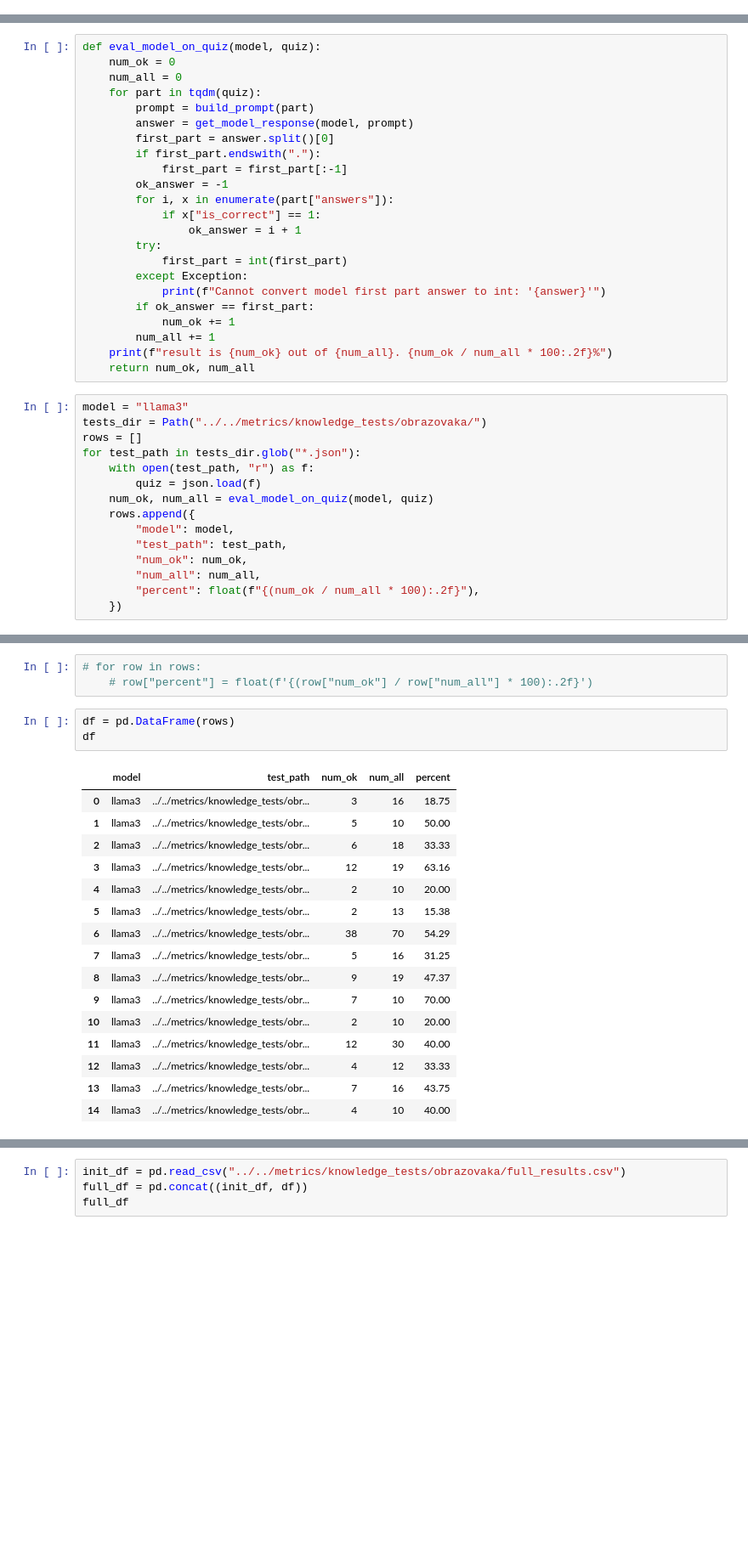
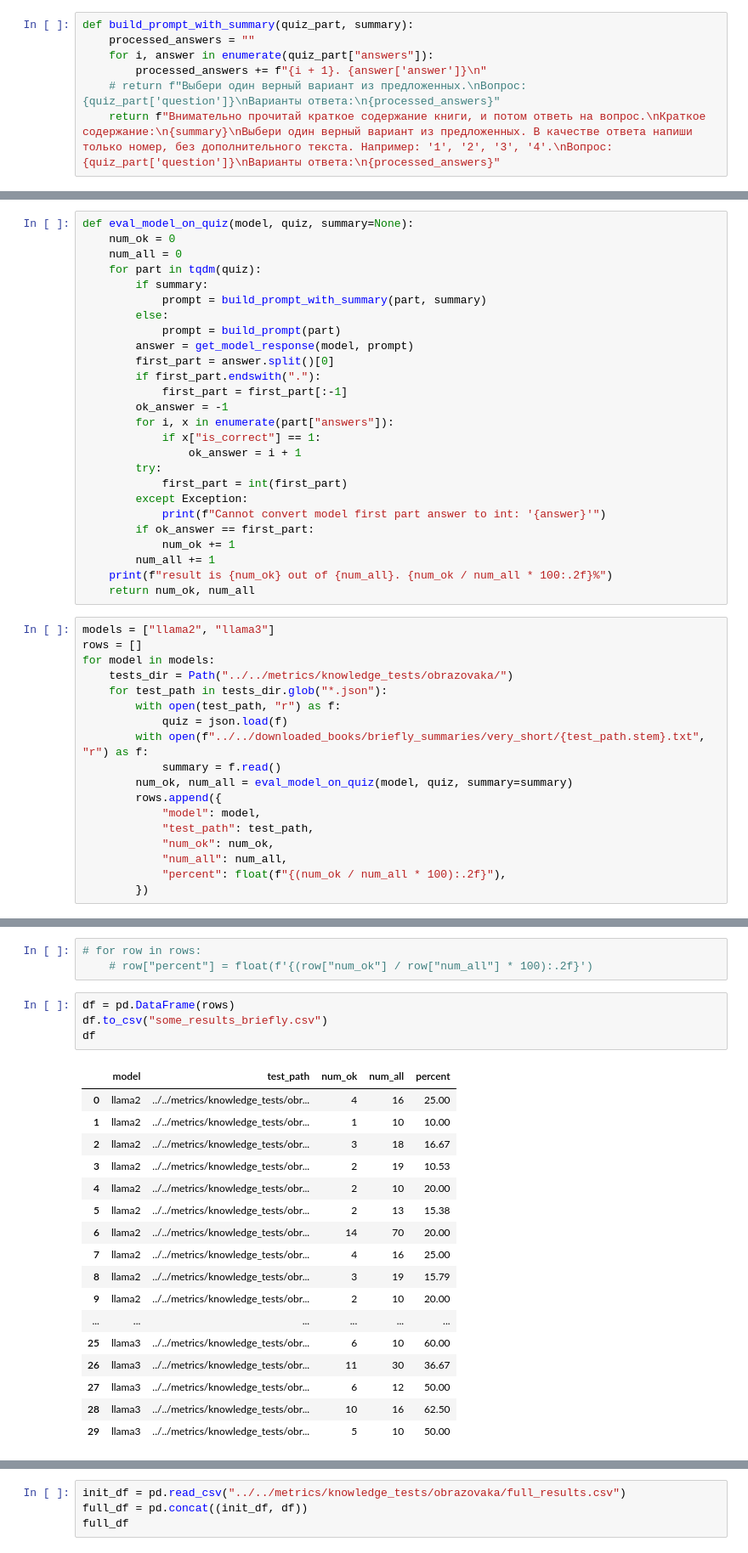
Before and after one commit to DenisovNikita/long_context_LLMs, a Jupyter notebook: metrics/metrics_evaluator.ipynb, the cells around one changed output, grey strips where cells are left out. Shown at 85% size. Drawn from its saved outputs; the diff is of its cells as text; blank space fills up the shorter version.

Commit message:
Add metric evaluation for inference with target & with stupid summaries

```diff
--- a/metrics/metrics_evaluator.ipynb
+++ b/metrics/metrics_evaluator.ipynb
@@ -33,3 +33,10 @@ print(build_prompt(part))
 2. Реализм;
 3. Классицизм;
 4. Сентиментализм.
+# %%
+def build_prompt_with_summary(quiz_part, summary):
+    processed_answers = ""
+    for i, answer in enumerate(quiz_part["answers"]):
+        processed_answers += f"{i + 1}. {answer['answer']}\n"
+    # return f"Выбери один верный вариант из предложенных.\nВопрос: {quiz_part['question']}\nВарианты ответа:\n{processed_answers}"
+    return f"Внимательно прочитай краткое содержание книги, и потом ответь на вопрос.\nКраткое содержание:\n{summary}\nВыбери один верный вариант из предложенных. В качестве ответа напиши только номер, без дополнительного текста. Например: '1', '2', '3', '4'.\nВопрос: {quiz_part['question']}\nВарианты ответа:\n{processed_answers}"
@@ -97,11 +117,14 @@ len(quiz)
 # %% [output]
 19
 # %%
-def eval_model_on_quiz(model, quiz):
+def eval_model_on_quiz(model, quiz, summary=None):
     num_ok = 0
     num_all = 0
     for part in tqdm(quiz):
-        prompt = build_prompt(part)
+        if summary:
+            prompt = build_prompt_with_summary(part, summary)
+        else:
+            prompt = build_prompt(part)
         answer = get_model_response(model, prompt)
         first_part = answer.split()[0]
         if first_part.endswith("."):
@@ -120,18 +143,21 @@ def eval_model_on_quiz(model, quiz):
     print(f"result is {num_ok} out of {num_all}. {num_ok / num_all * 100:.2f}%")
     return num_ok, num_all
 # %%
-model = "llama3"
-tests_dir = Path("../../metrics/knowledge_tests/obrazovaka/")
+models = ["llama2", "llama3"]
 rows = []
-for test_path in tests_dir.glob("*.json"):
-    with open(test_path, "r") as f:
-        quiz = json.load(f)
-    num_ok, num_all = eval_model_on_quiz(model, quiz)
-    rows.append({
-        "model": model,
-        "test_path": test_path,
-        "num_ok": num_ok,
-        "num_all": num_all,
-        "percent": float(f"{(num_ok / num_all * 100):.2f}"),
-    })
+for model in models:
+    tests_dir = Path("../../metrics/knowledge_tests/obrazovaka/")
+    for test_path in tests_dir.glob("*.json"):
+        with open(test_path, "r") as f:
+            quiz = json.load(f)
+        with open(f"../../downloaded_books/briefly_summaries/very_short/{test_path.stem}.txt", "r") as f:
+            summary = f.read()
+        num_ok, num_all = eval_model_on_quiz(model, quiz, summary=summary)
+        rows.append({
+            "model": model,
+            "test_path": test_path,
+            "num_ok": num_ok,
+            "num_all": num_all,
+            "percent": float(f"{(num_ok / num_all * 100):.2f}"),
+        })
 # %% [output]
@@ -153,21 +190,23 @@ result is 12 out of 30. 40.00%
     # row["percent"] = float(f'{(row["num_ok"] / row["num_all"] * 100):.2f}')
 # %%
 df = pd.DataFrame(rows)
+df.to_csv("some_results_briefly.csv")
 df
 # %% [output]
 |  | model | test_path | num_ok | num_all | percent |
-| 0 | llama3 | ../../metrics/knowledge_tests/obr... | 3 | 16 | 18.75 |
-| 1 | llama3 | ../../metrics/knowledge_tests/obr... | 5 | 10 | 50.00 |
-| 2 | llama3 | ../../metrics/knowledge_tests/obr... | 6 | 18 | 33.33 |
-| 3 | llama3 | ../../metrics/knowledge_tests/obr... | 12 | 19 | 63.16 |
-| 4 | llama3 | ../../metrics/knowledge_tests/obr... | 2 | 10 | 20.00 |
-| 5 | llama3 | ../../metrics/knowledge_tests/obr... | 2 | 13 | 15.38 |
-| 6 | llama3 | ../../metrics/knowledge_tests/obr... | 38 | 70 | 54.29 |
-| 7 | llama3 | ../../metrics/knowledge_tests/obr... | 5 | 16 | 31.25 |
-| 8 | llama3 | ../../metrics/knowledge_tests/obr... | 9 | 19 | 47.37 |
-| 9 | llama3 | ../../metrics/knowledge_tests/obr... | 7 | 10 | 70.00 |
-| 10 | llama3 | ../../metrics/knowledge_tests/obr... | 2 | 10 | 20.00 |
-| 11 | llama3 | ../../metrics/knowledge_tests/obr... | 12 | 30 | 40.00 |
-| 12 | llama3 | ../../metrics/knowledge_tests/obr... | 4 | 12 | 33.33 |
-| 13 | llama3 | ../../metrics/knowledge_tests/obr... | 7 | 16 | 43.75 |
-| 14 | llama3 | ../../metrics/knowledge_tests/obr... | 4 | 10 | 40.00 |
+| 0 | llama2 | ../../metrics/knowledge_tests/obr... | 4 | 16 | 25.00 |
+| 1 | llama2 | ../../metrics/knowledge_tests/obr... | 1 | 10 | 10.00 |
+| 2 | llama2 | ../../metrics/knowledge_tests/obr... | 3 | 18 | 16.67 |
+| 3 | llama2 | ../../metrics/knowledge_tests/obr... | 2 | 19 | 10.53 |
+| 4 | llama2 | ../../metrics/knowledge_tests/obr... | 2 | 10 | 20.00 |
+| 5 | llama2 | ../../metrics/knowledge_tests/obr... | 2 | 13 | 15.38 |
+| 6 | llama2 | ../../metrics/knowledge_tests/obr... | 14 | 70 | 20.00 |
+| 7 | llama2 | ../../metrics/knowledge_tests/obr... | 4 | 16 | 25.00 |
+| 8 | llama2 | ../../metrics/knowledge_tests/obr... | 3 | 19 | 15.79 |
+| 9 | llama2 | ../../metrics/knowledge_tests/obr... | 2 | 10 | 20.00 |
+| ... | ... | ... | ... | ... | ... |
+| 25 | llama3 | ../../metrics/knowledge_tests/obr... | 6 | 10 | 60.00 |
+| 26 | llama3 | ../../metrics/knowledge_tests/obr... | 11 | 30 | 36.67 |
+| 27 | llama3 | ../../metrics/knowledge_tests/obr... | 6 | 12 | 50.00 |
+| 28 | llama3 | ../../metrics/knowledge_tests/obr... | 10 | 16 | 62.50 |
+| 29 | llama3 | ../../metrics/knowledge_tests/obr... | 5 | 10 | 50.00 |
```
Also changed, not shown: parts of 4 cells of this notebook, 2 other files.
